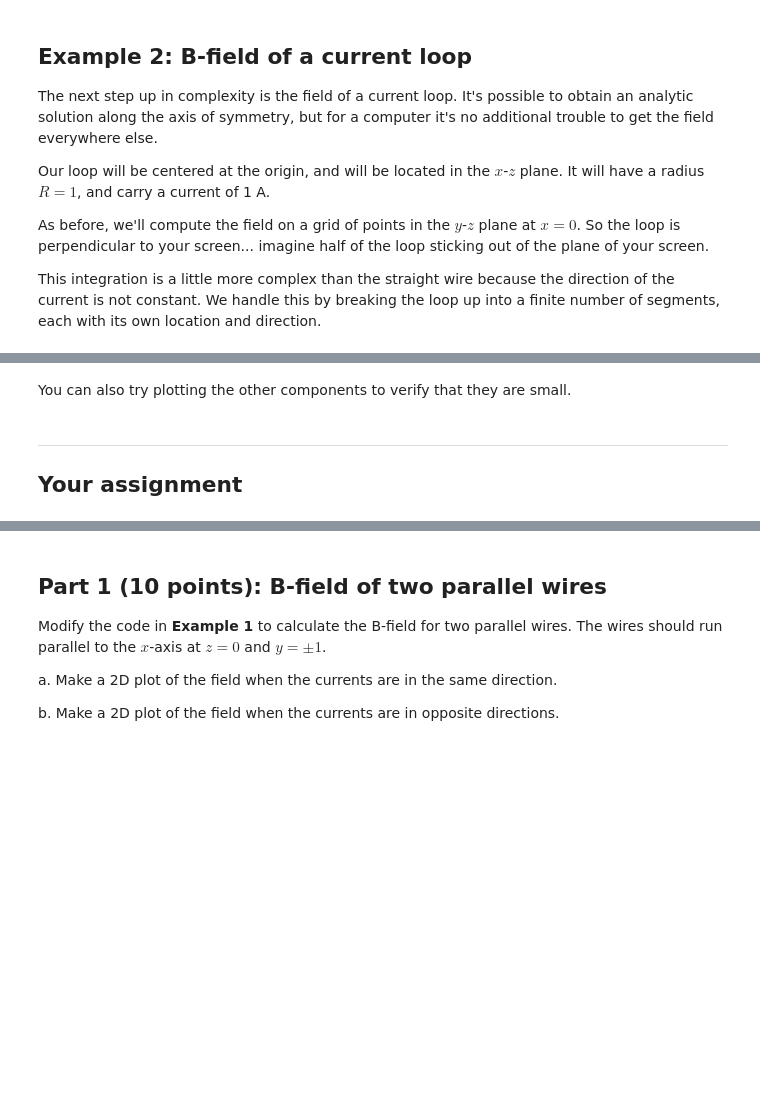
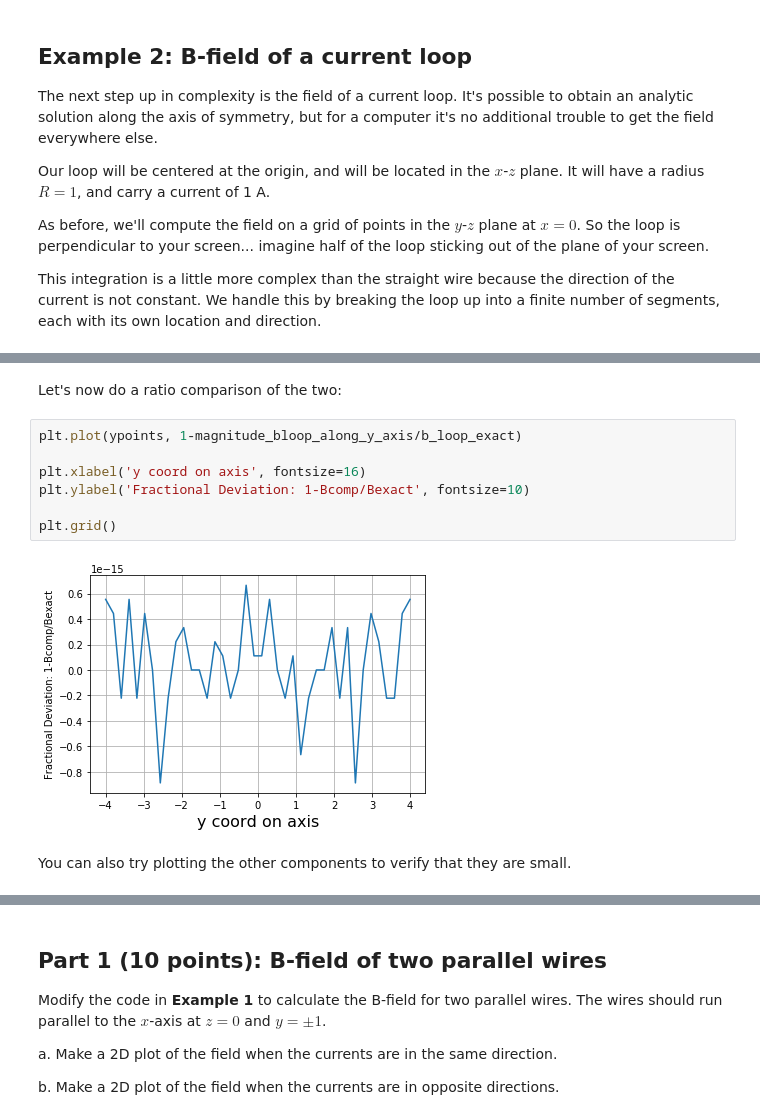
Before and after one commit to Phys260WI2020/HW8, a Jupyter notebook: HW_08.ipynb, the cells around one changed output, grey strips where cells are left out. Drawn from its saved outputs; the diff is of its cells as text; blank space fills up the shorter version.

```diff
--- a/HW_08.ipynb
+++ b/HW_08.ipynb
@@ -401,5 +418,13 @@ ax.grid()
+# %% [markdown]
+Let's now do a ratio comparison of the two:
+# %%
+plt.plot(ypoints, 1-magnitude_bloop_along_y_axis/b_loop_exact)
+
+plt.xlabel('y coord on axis', fontsize=16)
+plt.ylabel('Fractional Deviation: 1-Bcomp/Bexact', fontsize=10)
+
+plt.grid()
+# %% [output]
+[figure, added]
 # %% [markdown]
 You can also try plotting the other components to verify that they are small.
-# %% [markdown]
-***
-## Your assignment
```
Also changed, not shown: parts of 36 cells of this notebook.
